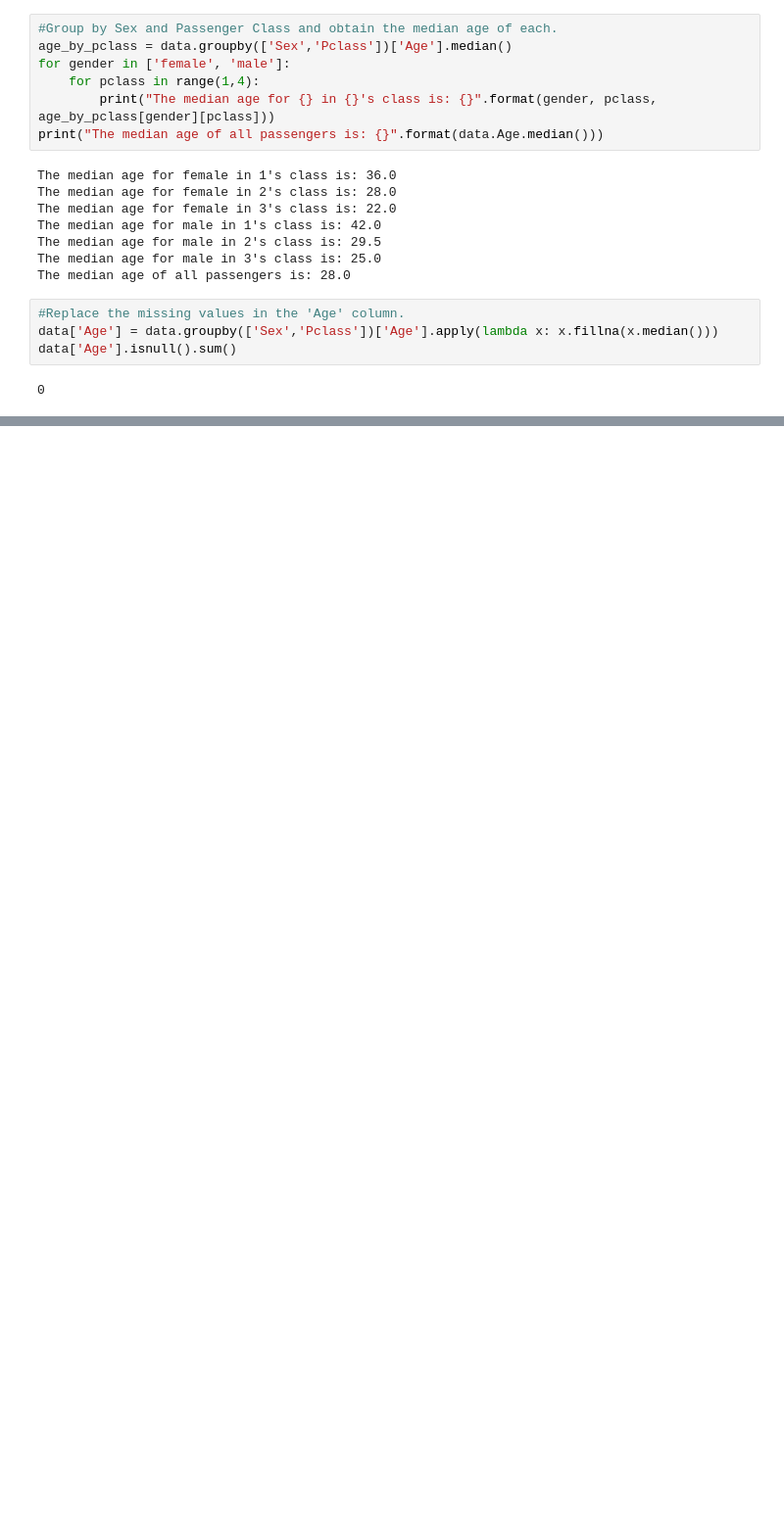
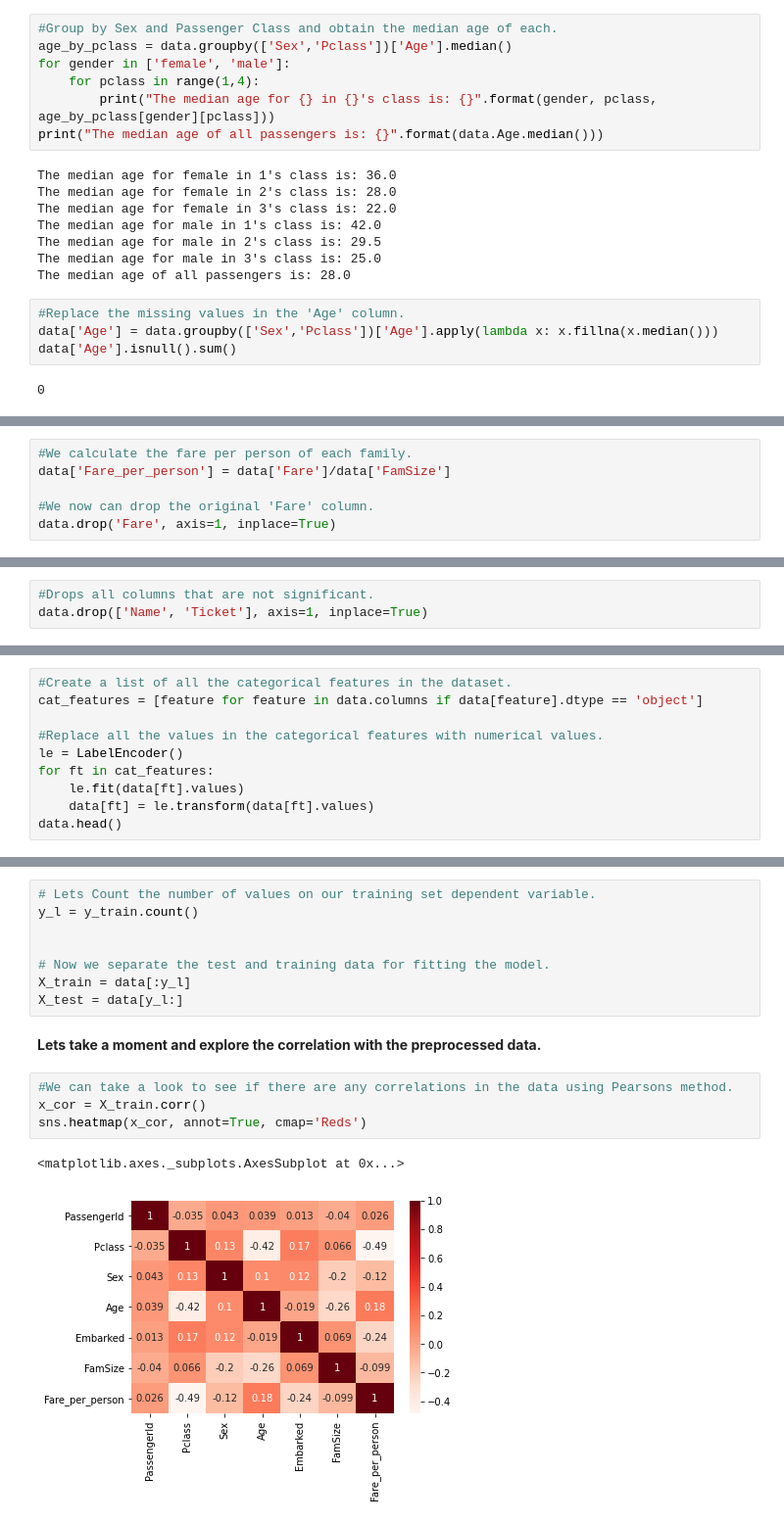
Before and after one commit to joelaniado/Titanic_Logistic_Regression, a Jupyter notebook: Titanic_model_classification.ipynb, the cells around one changed output, grey strips where cells are left out. Shown at 98% size. Drawn from its saved outputs; the diff is of its cells as text; blank space fills up the shorter version.

Commit message:
Finished the titanic prediction model. Still could improve.

```diff
--- a/Titanic_model_classification.ipynb
+++ b/Titanic_model_classification.ipynb
@@ -265,0 +289,6 @@ data.head()
+# %%
+#We calculate the fare per person of each family.
+data['Fare_per_person'] = data['Fare']/data['FamSize']
+
+#We now can drop the original 'Fare' column.
+data.drop('Fare', axis=1, inplace=True)
@@ -265,0 +297,3 @@ data.head()
+# %%
+#Drops all columns that are not significant.
+data.drop(['Name', 'Ticket'], axis=1, inplace=True)
@@ -265,0 +311,10 @@ data.head()
+# %%
+#Create a list of all the categorical features in the dataset.
+cat_features = [feature for feature in data.columns if data[feature].dtype == 'object']
+
+#Replace all the values in the categorical features with numerical values.
+le = LabelEncoder()
+for ft in cat_features:
+    le.fit(data[ft].values)
+    data[ft] = le.transform(data[ft].values)
+data.head()
@@ -265,0 +328,17 @@ data.head()
+# %%
+# Lets Count the number of values on our training set dependent variable.
+y_l = y_train.count()
+
+
+# Now we separate the test and training data for fitting the model.
+X_train = data[:y_l]
+X_test = data[y_l:]
+# %% [markdown]
+**Lets take a moment and explore the correlation with the preprocessed data.**
+# %%
+#We can take a look to see if there are any correlations in the data using Pearsons method.
+x_cor = X_train.corr()
+sns.heatmap(x_cor, annot=True, cmap='Reds')
+# %% [output]
+<matplotlib.axes._subplots.AxesSubplot at 0x...>
+[figure, added]
```
Also changed, not shown: parts of 21 cells of this notebook, 1 other file.
